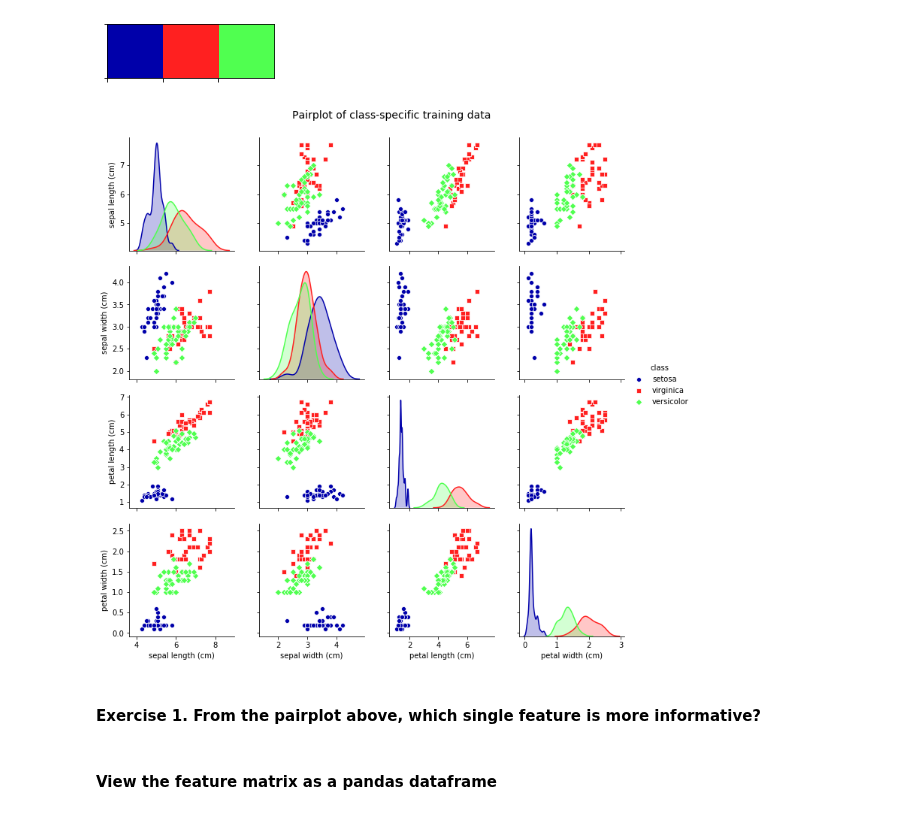
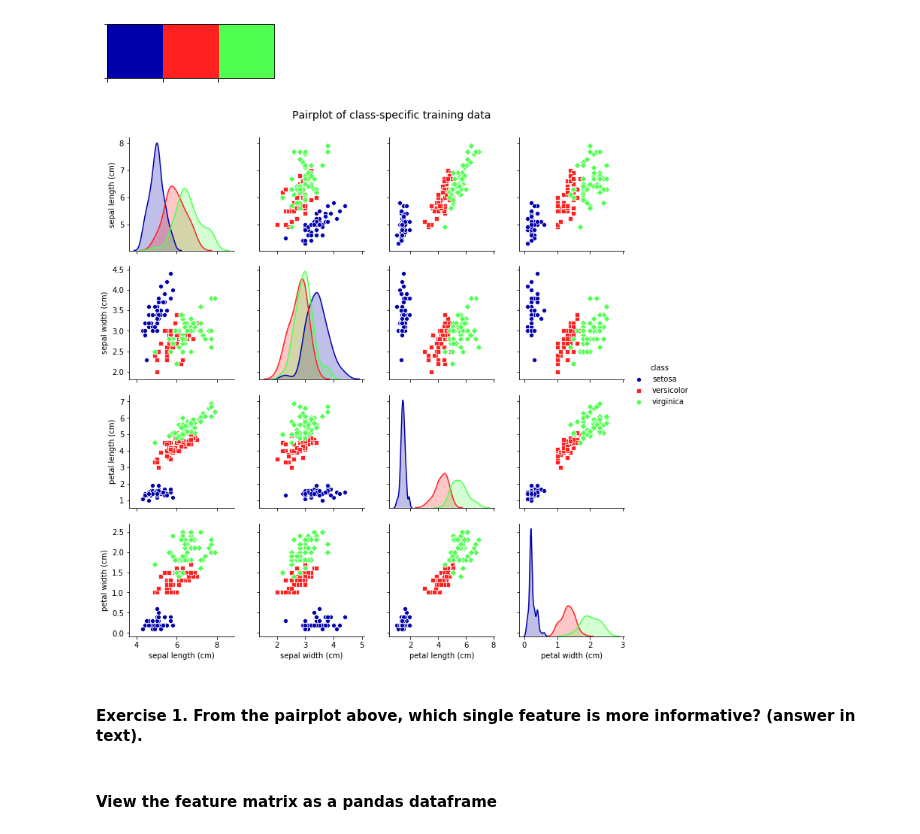
Before and after one commit to oercompbiomed/CBM101, a Jupyter notebook: F_Machine_learning/2_Supervised-Learning/1_Scikit-learn_basics.ipynb, the cells around one changed output. Drawn from its saved outputs; the diff is of its cells as text; code cells hidden in the pictures.

```diff
--- a/F_Machine_learning/2_Supervised-Learning/1_Scikit-learn_basics.ipynb
+++ b/F_Machine_learning/2_Supervised-Learning/1_Scikit-learn_basics.ipynb
@@ -213,0 +216,4 @@ Target:
+# %%
+df = pd.DataFrame(data=iris_dataset.data, columns=iris_dataset.feature_names)
+df.loc[:,'class'] = np.array(iris_dataset.target_names)[iris_dataset.target]
+df.head()
@@ -252,13 +267,13 @@ sns.palplot(sns.color_palette(mycol))
 [figure]
 # %%
 # Seaborn pairplot
-g = sns.pairplot(train_Xy_df, diag_kind='kde', hue='class', markers=["o", "s", "D"], palette=mycol)
+g = sns.pairplot(df, diag_kind='kde', hue='class', markers=["o", "s", "D"], palette=mycol)
 g.fig.suptitle('Pairplot of class-specific training data', y=1.03, size=14) # y= some height>1
 plt.show(g)
 # %% [output]
-[figure, old version]
+[figure, new version]
 # %% [markdown]
-#### Exercise 1. From the pairplot above, which single feature is more informative?
+#### Exercise 1. From the pairplot above, which single feature is more informative? (answer in text).
 # %%
 # %load solutions/ex1_1.py
 # Answer:
```
Also changed, not shown: parts of 7 cells of this notebook.
